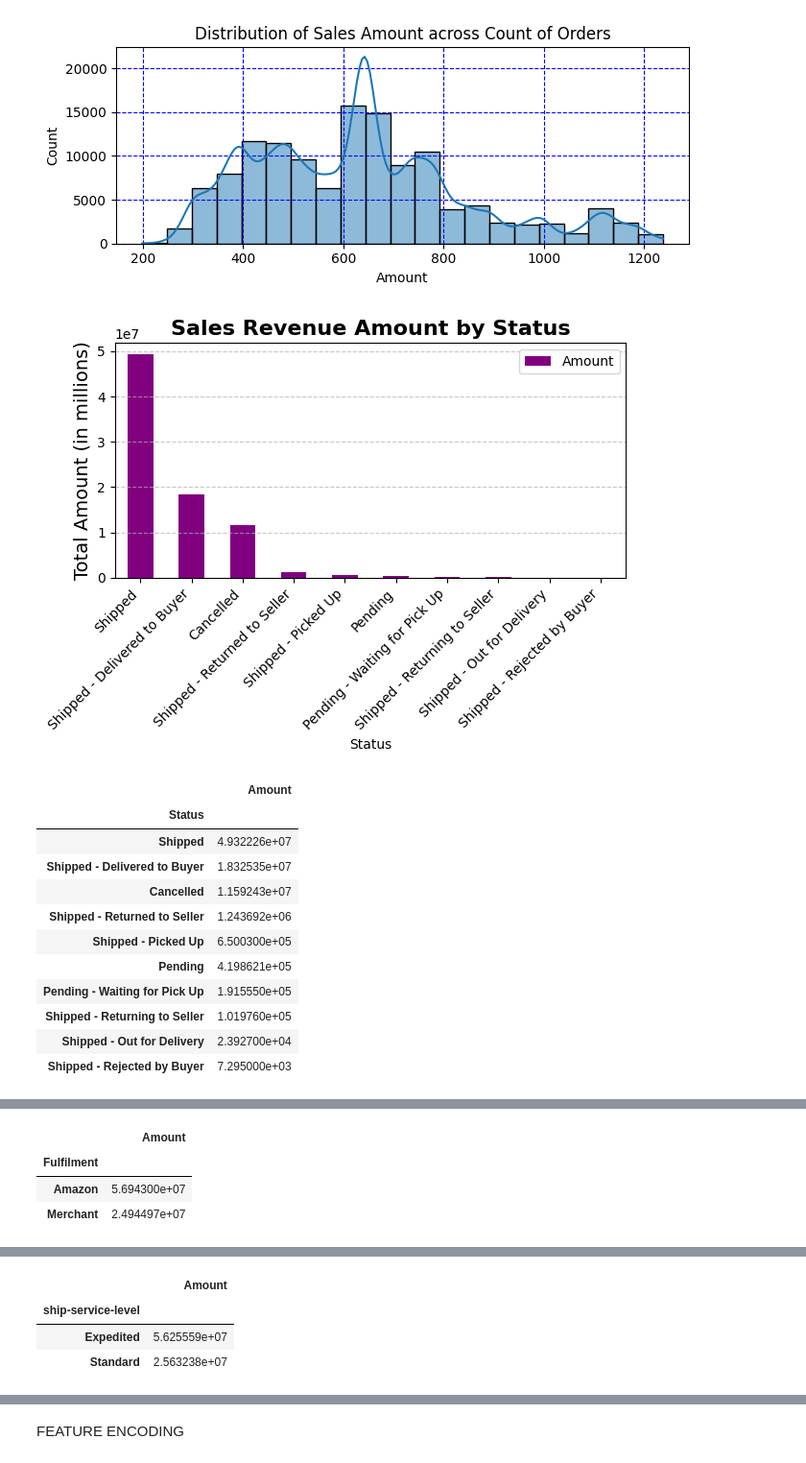
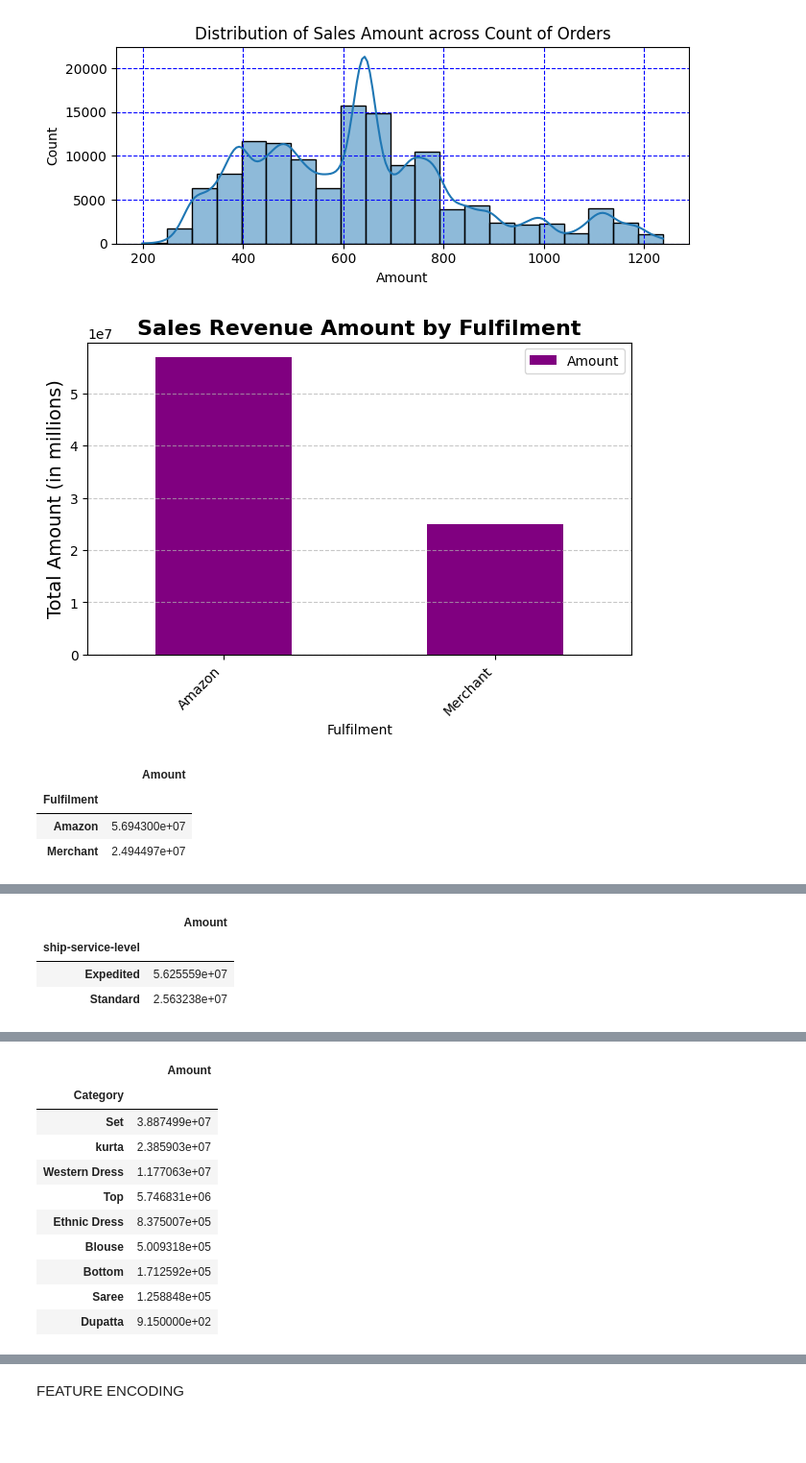
Before and after one commit to vasanthk99/Data_Science_Project, a Jupyter notebook: supermarket_sales_prediction_project.ipynb, the cells around one changed output, grey strips where cells are left out. Shown at 96% size. Cells and saved outputs as stored; diff of their text form; code cells hidden in the pictures; blank space fills up the shorter version.

```diff
--- a/supermarket_sales_prediction_project.ipynb
+++ b/supermarket_sales_prediction_project.ipynb
@@ -114,15 +112,3 @@ SlsDfNew.head()
 # %% [markdown]
 ## **EXPLORATORY DATA ANALYSIS**
 **bold text**
-# %%
-SlsDfNew['Date'] = pandas.to_datetime(SlsDfNew['Date'])
-daily_sales = SlsDfNew.groupby('Date').agg(total_qty=('Qty', 'sum'), total_amount=('Amount', 'sum')).reset_index()
-slspl.figure(figsize=(8, 3))
-sestk.lineplot(data=daily_sales, x='Date', y='total_qty', label='Total Quantity Sold', color='orange', linewidth=2)
-slspl.title('Sales Trends Over Time')
-slspl.xlabel('Date')
-slspl.ylabel('Sales')
-slspl.xticks(rotation=45)
-slspl.legend()
-slspl.grid(True)
-slspl.show()
@@ -146,29 +130,21 @@ slspl.tight_layout()
 # %% [output]
 [figure]
 # %%
-fetssls=['Status','Fulfilment','ship-service-level','Category','Size']
+fetssls=['Fulfilment','ship-service-level','Category']
 for f in range(len(fetssls)):
     SlsTops=SlsDfNew.groupby(fetssls[f])['Amount'].sum().to_frame().sort_values(by=['Amount'],ascending=False).head(10)
     SlsTops.plot(kind='bar',color='#800080')
     slspl.title('Sales Revenue Amount by {}'.format(fetssls[f]), fontsize=16, weight='bold')
     slspl.ylabel('Total Amount (in millions)', fontsize=14)
     slspl.grid(True, axis='y', linestyle='--', alpha=0.7)
     slspl.xticks(rotation=45, ha="right")
     slspl.legend()
     slspl.tight_layout()
     slspl.show()
     display(HTML(SlsTops.to_html()))
 # %% [output]
-[figure, old version]
+[figure, new version]
 |  | Amount |
-| Status |  |
-| Shipped | 4.932226e+07 |
-| Shipped - Delivered to Buyer | 1.832535e+07 |
-| Cancelled | 1.159243e+07 |
-| Shipped - Returned to Seller | 1.243692e+06 |
-| Shipped - Picked Up | 6.500300e+05 |
-| Pending | 4.198621e+05 |
-| Pending - Waiting for Pick Up | 1.915550e+05 |
-| Shipped - Returning to Seller | 1.019760e+05 |
-| Shipped - Out for Delivery | 2.392700e+04 |
-| Shipped - Rejected by Buyer | 7.295000e+03 |
+| Fulfilment |  |
+| Amazon | 5.694300e+07 |
+| Merchant | 2.494497e+07 |
@@ -176,4 +152,4 @@ for f in range(len(fetssls)):
 |  | Amount |
-| Fulfilment |  |
-| Amazon | 5.694300e+07 |
-| Merchant | 2.494497e+07 |
+| ship-service-level |  |
+| Expedited | 5.625559e+07 |
+| Standard | 2.563238e+07 |
@@ -181,4 +157,11 @@ for f in range(len(fetssls)):
 |  | Amount |
-| ship-service-level |  |
-| Expedited | 5.625559e+07 |
-| Standard | 2.563238e+07 |
+| Category |  |
+| Set | 3.887499e+07 |
+| kurta | 2.385903e+07 |
+| Western Dress | 1.177063e+07 |
+| Top | 5.746831e+06 |
+| Ethnic Dress | 8.375007e+05 |
+| Blouse | 5.009318e+05 |
+| Bottom | 1.712592e+05 |
+| Saree | 1.258848e+05 |
+| Dupatta | 9.150000e+02 |
```
Also changed, not shown: parts of 5 cells of this notebook.
